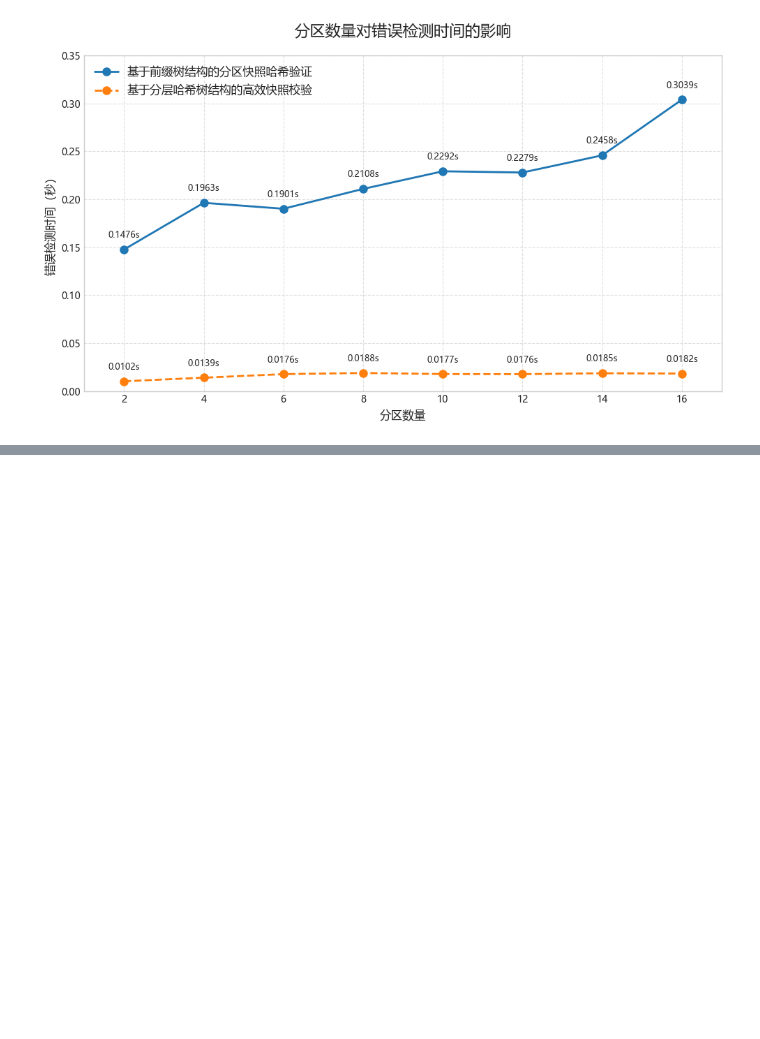
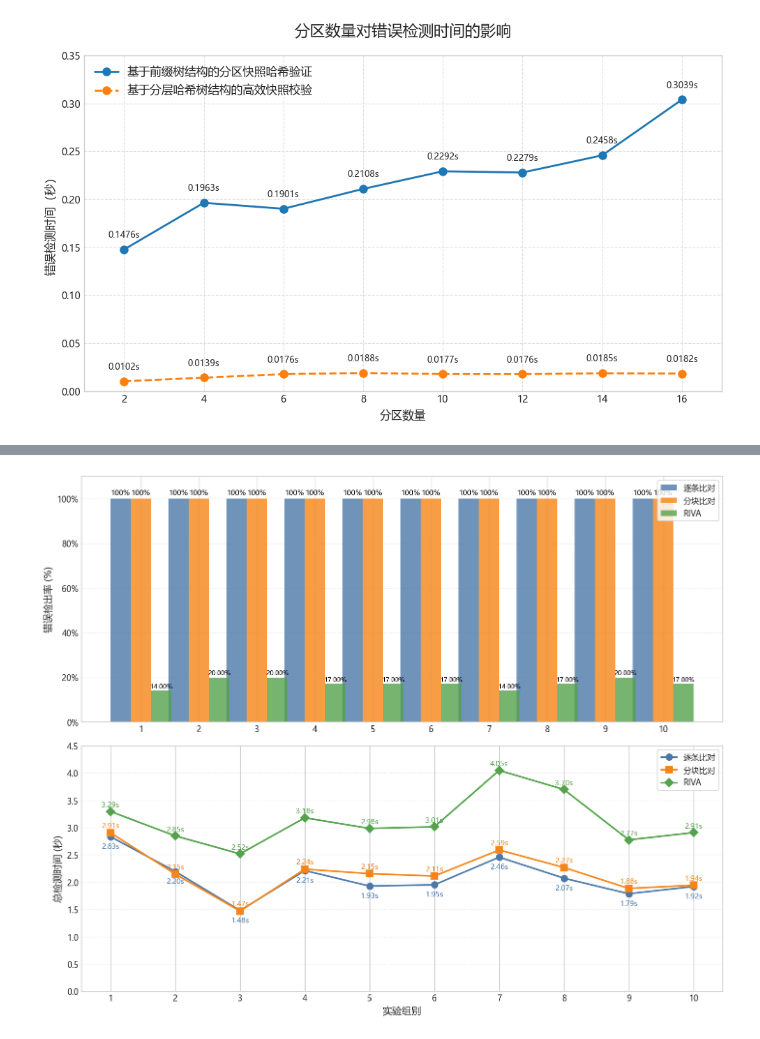
Before and after one commit to Orange313/AriaDB-for-SDCs, a Jupyter notebook: error_detection/draw.ipynb, the cells around one changed output, grey strips where cells are left out. Saved outputs shown, nothing was run; the diff lists cells and outputs as text; code cells hidden in the pictures; blank space fills up the shorter version.

```diff
--- a/error_detection/draw.ipynb
+++ b/error_detection/draw.ipynb
@@ -279,7 +279,7 @@ fig, (ax1, ax2) = plt.subplots(2, 1, figsize=(12, 10), dpi=120)
 
 # ========== 错误检出率对比 ==========
 colors = ['#4C78A8', '#F58518', '#54A24B']  # 蓝,橙,绿
-width = 0.25
+width = 0.35
 
 # 为每种方法创建柱状图
 for i, method in enumerate(methods):
@@ -300,35 +300,51 @@ ax1.set_xticks(groups)
 ax1.set_ylabel('错误检出率 (%)', fontsize=12)
 ax1.set_ylim(0, 110)
 ax1.yaxis.set_major_formatter(PercentFormatter(100))
 ax1.grid(axis='y', linestyle=':', alpha=0.6)
 ax1.legend(loc='upper right', frameon=True)
 
 # ========== 总检测时间对比 ==========
 markers = ['o', 's', 'D']  # 圆形,方形,菱形
 
+# for i, method in enumerate(methods):
+#     ax2.plot(groups, total_times[method], color=colors[i],
+#             marker=markers[i], markersize=8, linewidth=2,
+#             label=method, zorder=3)
+
+#     # 添加数据标签
+#     for x, y in zip(groups, total_times[method]):
+#         ax2.text(x, y+0.1, f'{y:.2f}s', ha='center', va='bottom',
+#                 fontsize=9, color=colors[i])
+
+label_offsets = [-0.25, 0.25, 0.10]  # 为每种方法设置不同的垂直偏移量
+valigns = ['bottom', 'top', 'bottom']  # 为每种方法设置不同的垂直对齐方式
+
 for i, method in enumerate(methods):
     ax2.plot(groups, total_times[method], color=colors[i],
             marker=markers[i], markersize=8, linewidth=2,
             label=method, zorder=3)
 
-    # 添加数据标签
+    # 添加数据标签，每种方法使用独立的偏移和对齐
     for x, y in zip(groups, total_times[method]):
-        ax2.text(x, y+0.1, f'{y:.2f}s', ha='center', va='bottom',
+        ax2.text(x, y + label_offsets[i], f'{y:.2f}s',
+                ha='center', va=valigns[i],  # 使用独立的对齐方式
                 fontsize=9, color=colors[i])
 
 ax2.set_xticks(groups)
 ax2.set_xlabel('实验组别', fontsize=12)
 ax2.set_ylabel('总检测时间 (秒)', fontsize=12)
 ax2.set_ylim(0, 4.5)
 ax2.grid(axis='y', linestyle=':', alpha=0.6)
 ax2.legend(loc='upper right', frameon=True)
 
 # 调整布局
 plt.tight_layout(rect=[0, 0, 1, 0.96])
 
 # 保存图像
 plt.savefig('log_comparison.png', dpi=300, bbox_inches='tight', transparent=True)
 plt.show()
+# %% [output]
+[figure, added]
 # %%
 import numpy as np
 from scipy import stats
```
Also changed, not shown: parts of 4 cells of this notebook, 12 other files.
